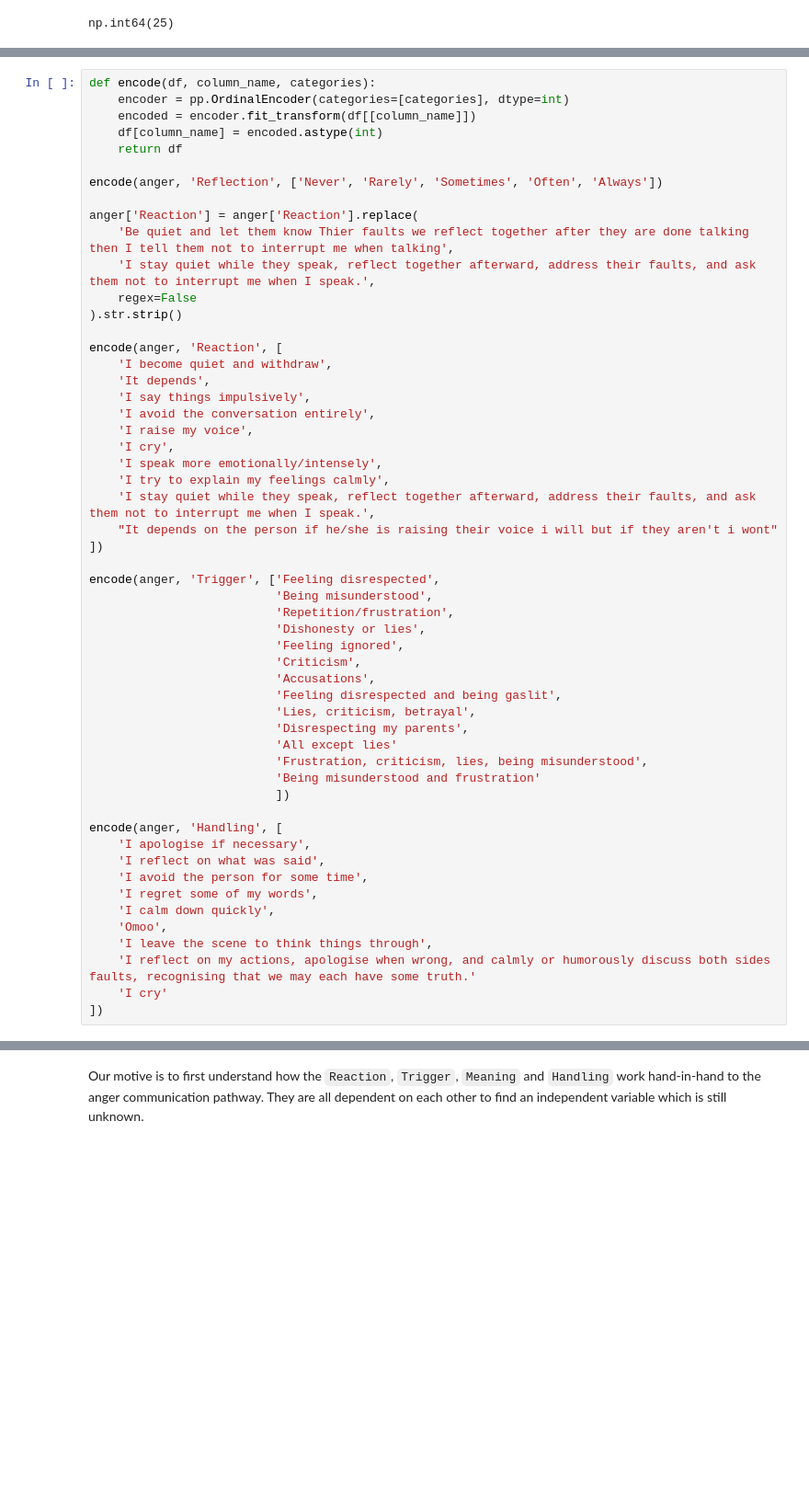
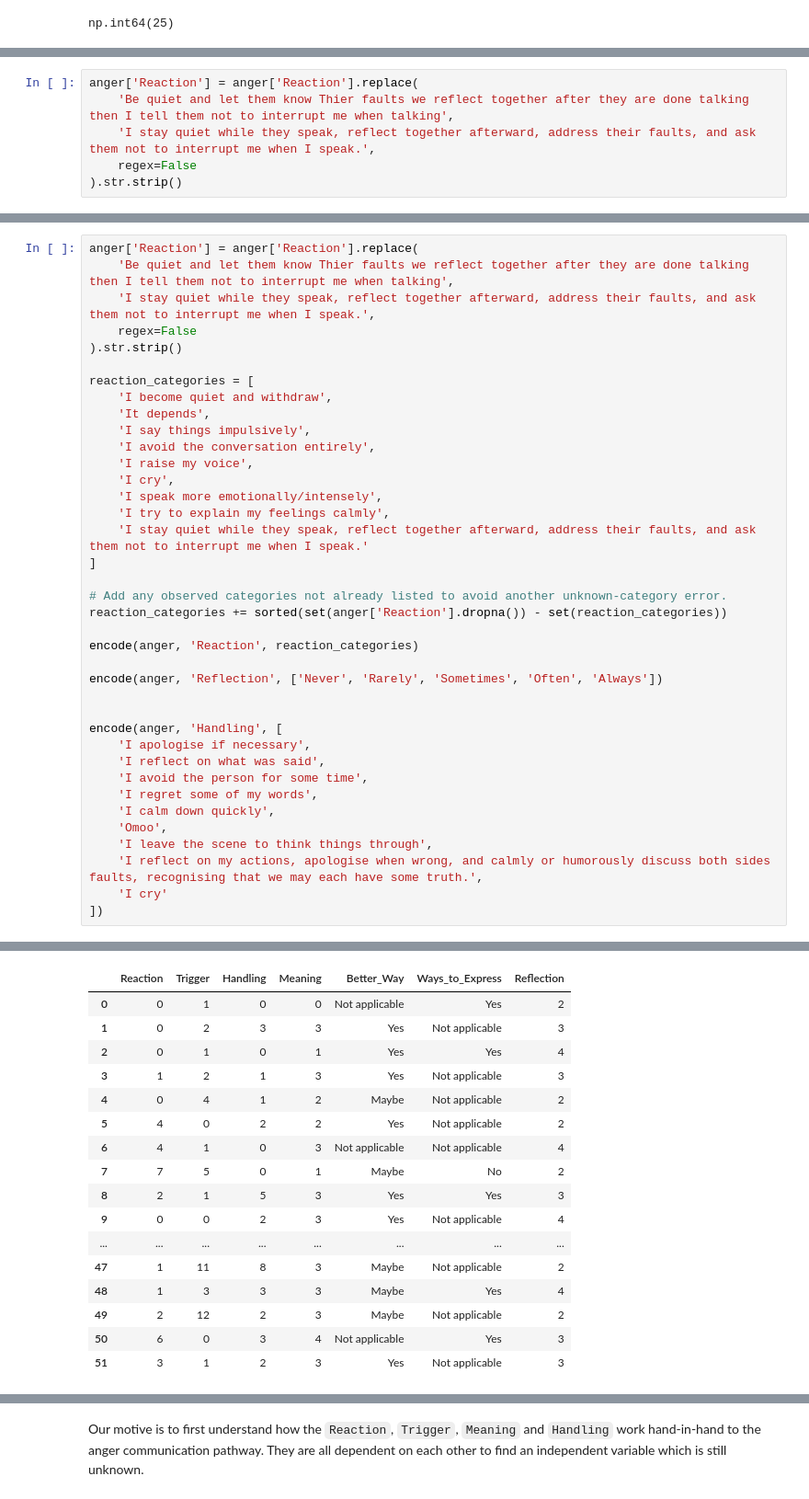
Before and after one commit to Dayo-hub700/Emotions, a Jupyter notebook: anger.ipynb, the cells around one changed output, grey strips where cells are left out. Shown at 92% size. Drawn from its saved outputs; the diff is of its cells as text; blank space fills up the shorter version.

```diff
--- a/anger.ipynb
+++ b/anger.ipynb
@@ -159 +284,7 @@ anger.head()
+# %%
+anger['Reaction'] = anger['Reaction'].replace(
+    'Be quiet and let them know Thier faults we reflect together after they are done talking then I tell them not to interrupt me when talking',
+    'I stay quiet while they speak, reflect together afterward, address their faults, and ask them not to interrupt me when I speak.',
+    regex=False
+).str.strip()
 # %%
@@ -206,19 +297,11 @@ anger
 # %%
-def encode(df, column_name, categories):
-    encoder = pp.OrdinalEncoder(categories=[categories], dtype=int)
-    encoded = encoder.fit_transform(df[[column_name]])
-    df[column_name] = encoded.astype(int)
-    return df
-
-encode(anger, 'Reflection', ['Never', 'Rarely', 'Sometimes', 'Often', 'Always'])
-
 anger['Reaction'] = anger['Reaction'].replace(
     'Be quiet and let them know Thier faults we reflect together after they are done talking then I tell them not to interrupt me when talking',
     'I stay quiet while they speak, reflect together afterward, address their faults, and ask them not to interrupt me when I speak.',
     regex=False
 ).str.strip()
 
-encode(anger, 'Reaction', [
+reaction_categories = [
     'I become quiet and withdraw',
     'It depends',
     'I say things impulsively',
@@ -227,24 +310,16 @@ encode(anger, 'Reaction', [
     'I cry',
     'I speak more emotionally/intensely',
     'I try to explain my feelings calmly',
-    'I stay quiet while they speak, reflect together afterward, address their faults, and ask them not to interrupt me when I speak.',
-    "It depends on the person if he/she is raising their voice i will but if they aren't i wont"
-])
+    'I stay quiet while they speak, reflect together afterward, address their faults, and ask them not to interrupt me when I speak.'
+]
 
-encode(anger, 'Trigger', ['Feeling disrespected',
-                          'Being misunderstood',
-                          'Repetition/frustration',
-                          'Dishonesty or lies',
-                          'Feeling ignored',
-                          'Criticism',
-                          'Accusations',
-                          'Feeling disrespected and being gaslit',
-                          'Lies, criticism, betrayal',
-                          'Disrespecting my parents',
-                          'All except lies'
-                          'Frustration, criticism, lies, being misunderstood',
-                          'Being misunderstood and frustration'
-                          ])
+# Add any observed categories not already listed to avoid another unknown-category error.
+reaction_categories += sorted(set(anger['Reaction'].dropna()) - set(reaction_categories))
+
+encode(anger, 'Reaction', reaction_categories)
+
+encode(anger, 'Reflection', ['Never', 'Rarely', 'Sometimes', 'Often', 'Always'])
+
 
 encode(anger, 'Handling', [
     'I apologise if necessary',
@@ -254,7 +329,7 @@ encode(anger, 'Handling', [
     'I calm down quickly',
     'Omoo',
     'I leave the scene to think things through',
-    'I reflect on my actions, apologise when wrong, and calmly or humorously discuss both sides faults, recognising that we may each have some truth.'
+    'I reflect on my actions, apologise when wrong, and calmly or humorously discuss both sides faults, recognising that we may each have some truth.',
     'I cry'
 ])
 # %% [output]
@@ -261,0 +336,17 @@ ValueError: Found unknown categories ['Be quiet and let them know Thier faults w
+|  | Reaction | Trigger | Handling | Meaning | Better_Way | Ways_to_Express | Reflection |
+| 0 | 0 | 1 | 0 | 0 | Not applicable | Yes | 2 |
+| 1 | 0 | 2 | 3 | 3 | Yes | Not applicable | 3 |
+| 2 | 0 | 1 | 0 | 1 | Yes | Yes | 4 |
+| 3 | 1 | 2 | 1 | 3 | Yes | Not applicable | 3 |
+| 4 | 0 | 4 | 1 | 2 | Maybe | Not applicable | 2 |
+| 5 | 4 | 0 | 2 | 2 | Yes | Not applicable | 2 |
+| 6 | 4 | 1 | 0 | 3 | Not applicable | Not applicable | 4 |
+| 7 | 7 | 5 | 0 | 1 | Maybe | No | 2 |
+| 8 | 2 | 1 | 5 | 3 | Yes | Yes | 3 |
+| 9 | 0 | 0 | 2 | 3 | Yes | Not applicable | 4 |
+| ... | ... | ... | ... | ... | ... | ... | ... |
+| 47 | 1 | 11 | 8 | 3 | Maybe | Not applicable | 2 |
+| 48 | 1 | 3 | 3 | 3 | Maybe | Yes | 4 |
+| 49 | 2 | 12 | 2 | 3 | Maybe | Not applicable | 2 |
+| 50 | 6 | 0 | 3 | 4 | Not applicable | Yes | 3 |
+| 51 | 3 | 1 | 2 | 3 | Yes | Not applicable | 3 |
```
Also changed, not shown: parts of 13 cells of this notebook.
